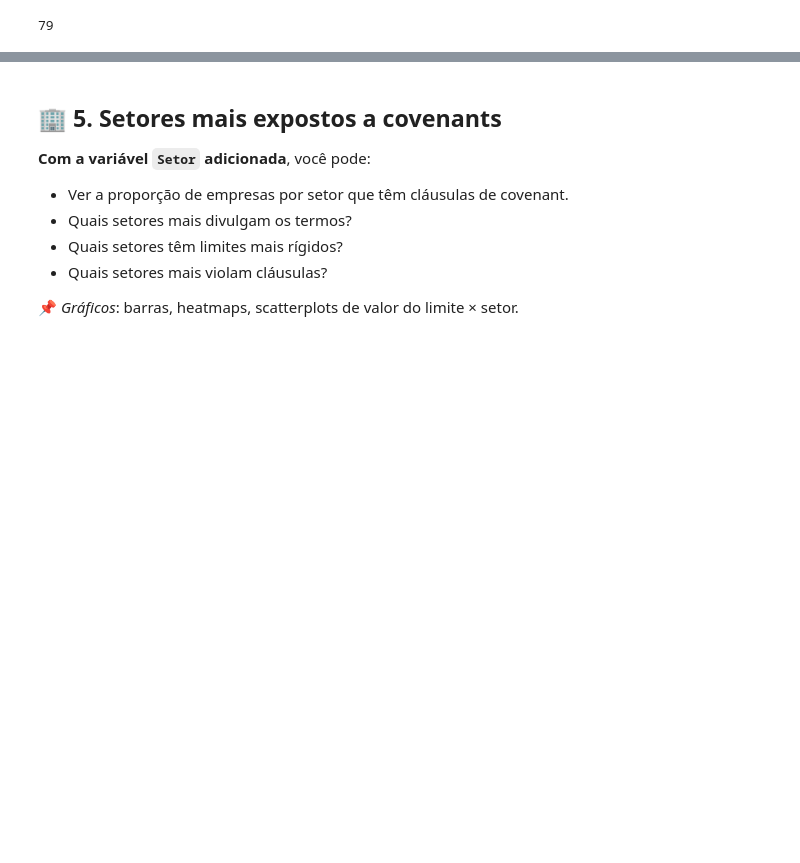
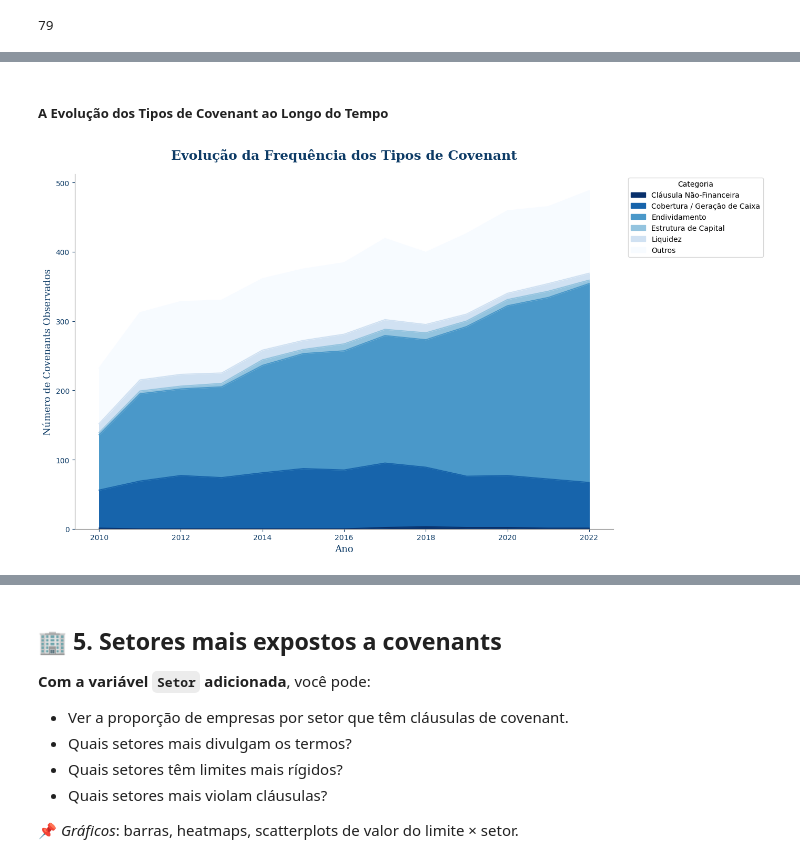
Before and after one commit to meduardajustino/Covenants-Contabeis, a Jupyter notebook: Análise Covenants.ipynb, the cells around one changed output, grey strips where cells are left out. Cells and saved outputs as stored; diff of their text form; code cells hidden in the pictures; blank space fills up the shorter version.

```diff
--- a/Análise Covenants.ipynb
+++ b/Análise Covenants.ipynb
@@ -995,0 +1076,26 @@ tabela_final_formatada
+# %% [markdown]
+##### A Evolução dos Tipos de Covenant ao Longo do Tempo
+# %%
+# 1. Criar a tabela de contingência e normalizá-la por ano (por coluna)
+tabela_ano_categoria = pd.crosstab(
+    df_filtrado['ANO'],
+    df_filtrado['Categoria_Indice']
+).T # Transpõe para facilitar a plotagem
+
+# 2. Plotagem do Gráfico de Área Empilhada
+ax = tabela_ano_categoria.T.plot(
+    kind='area',
+    stacked=True,
+    figsize=(14, 8),
+    colormap='Blues_r'
+)
+
+plt.title('Evolução da Frequência dos Tipos de Covenant', fontdict=font_titulo, pad=20)
+plt.xlabel('Ano', fontdict=font_eixos)
+plt.ylabel('Número de Covenants Observados', fontdict=font_eixos)
+plt.legend(title='Categoria', bbox_to_anchor=(1.02, 1), loc='upper left')
+sns.despine()
+plt.tight_layout()
+plt.show()
+# %% [output]
+[figure, added]
```
Also changed, not shown: parts of 51 cells of this notebook, 5 other files.
